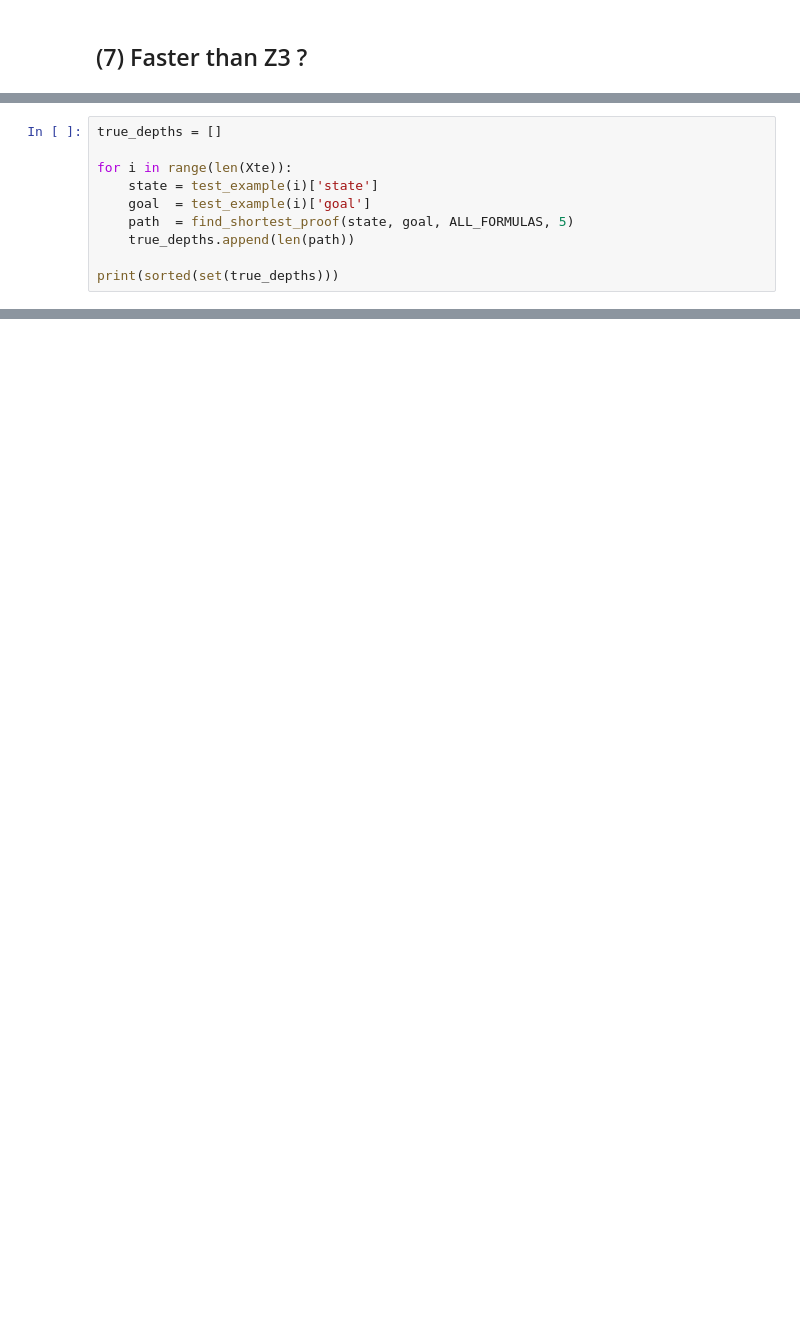
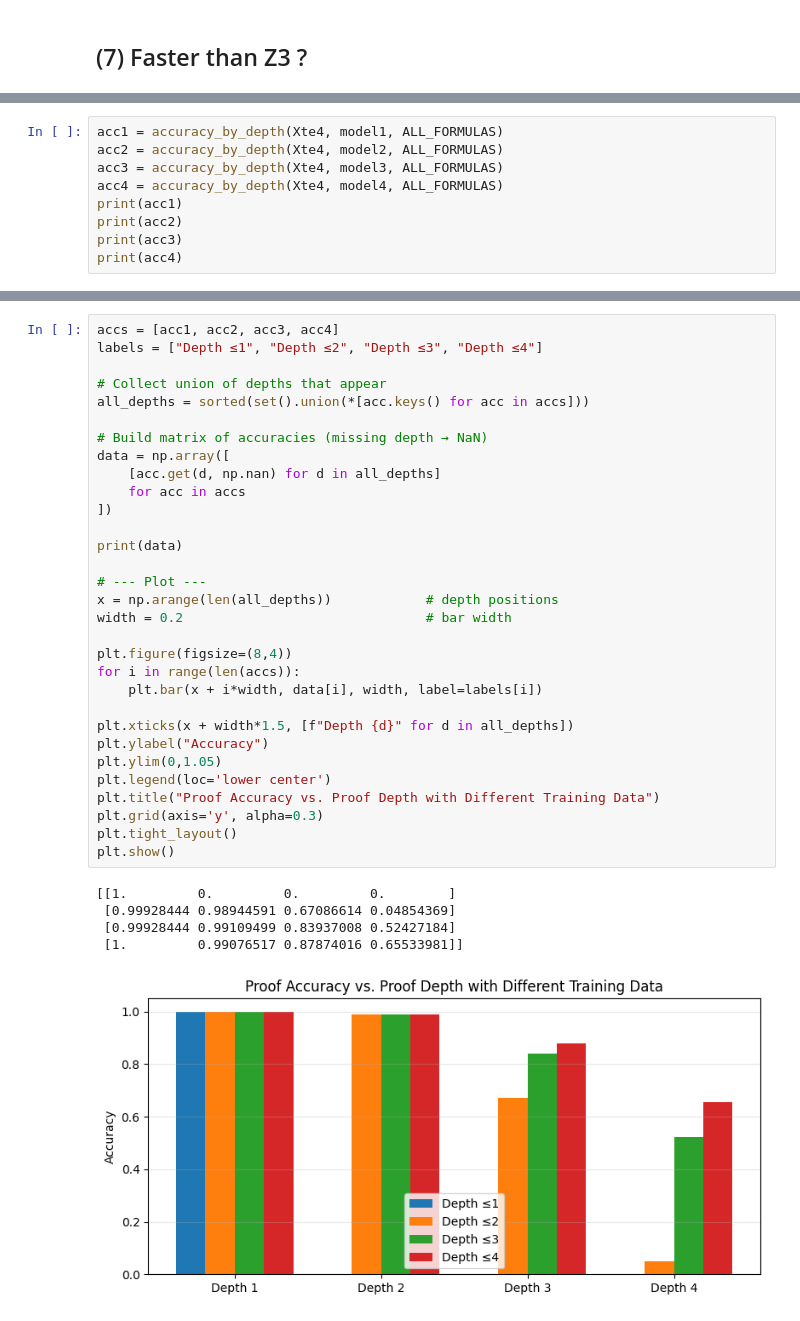
Before and after one commit to sferrante/Neuro-Symbolic-Reasoning, a Jupyter notebook: ProofAgent.ipynb, the cells around one changed output, grey strips where cells are left out. Cells and saved outputs as stored; diff of their text form; blank space fills up the shorter version.

```diff
--- a/ProofAgent.ipynb
+++ b/ProofAgent.ipynb
@@ -675,10 +726,0 @@ Global Proof Accuracy: 6335 / 6389 = 0.9915479730787291
-# %%
-true_depths = []
-
-for i in range(len(Xte)):
-    state = test_example(i)['state']
-    goal  = test_example(i)['goal']
-    path  = find_shortest_proof(state, goal, ALL_FORMULAS, 5)
-    true_depths.append(len(path))
-
-print(sorted(set(true_depths)))
@@ -710,0 +753,9 @@ print(accuracy_by_depth(Xte, true_depths, model, ALL_FORMULAS))
+# %%
+acc1 = accuracy_by_depth(Xte4, model1, ALL_FORMULAS)
+acc2 = accuracy_by_depth(Xte4, model2, ALL_FORMULAS)
+acc3 = accuracy_by_depth(Xte4, model3, ALL_FORMULAS)
+acc4 = accuracy_by_depth(Xte4, model4, ALL_FORMULAS)
+print(acc1)
+print(acc2)
+print(acc3)
+print(acc4)
@@ -710,0 +767,37 @@ print(accuracy_by_depth(Xte, true_depths, model, ALL_FORMULAS))
+# %%
+accs = [acc1, acc2, acc3, acc4]
+labels = ["Depth ≤1", "Depth ≤2", "Depth ≤3", "Depth ≤4"]
+
+# Collect union of depths that appear
+all_depths = sorted(set().union(*[acc.keys() for acc in accs]))
+
+# Build matrix of accuracies (missing depth → NaN)
+data = np.array([
+    [acc.get(d, np.nan) for d in all_depths]
+    for acc in accs
+])
+
+print(data)
+
+# --- Plot ---
+x = np.arange(len(all_depths))            # depth positions
+width = 0.2                               # bar width
+
+plt.figure(figsize=(8,4))
+for i in range(len(accs)):
+    plt.bar(x + i*width, data[i], width, label=labels[i])
+
+plt.xticks(x + width*1.5, [f"Depth {d}" for d in all_depths])
+plt.ylabel("Accuracy")
+plt.ylim(0,1.05)
+plt.legend(loc='lower center')
+plt.title("Proof Accuracy vs. Proof Depth with Different Training Data")
+plt.grid(axis='y', alpha=0.3)
+plt.tight_layout()
+plt.show()
+# %% [output]
+[[1.         0.         0.         0.        ]
+ [0.99928444 0.98944591 0.67086614 0.04854369]
+ [0.99928444 0.99109499 0.83937008 0.52427184]
+ [1.         0.99076517 0.87874016 0.65533981]]
+[figure, added]
```
Also changed, not shown: parts of 38 cells of this notebook, 3 other files.
